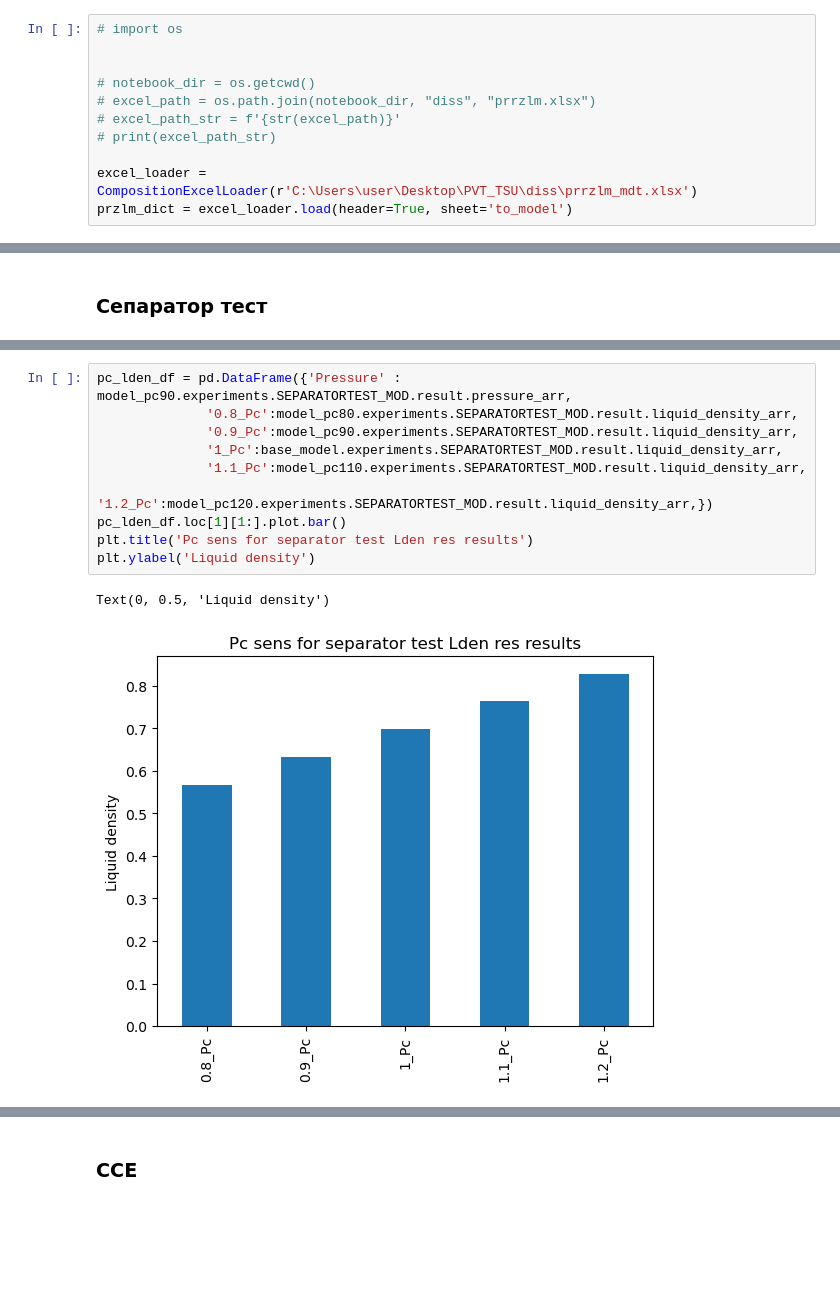
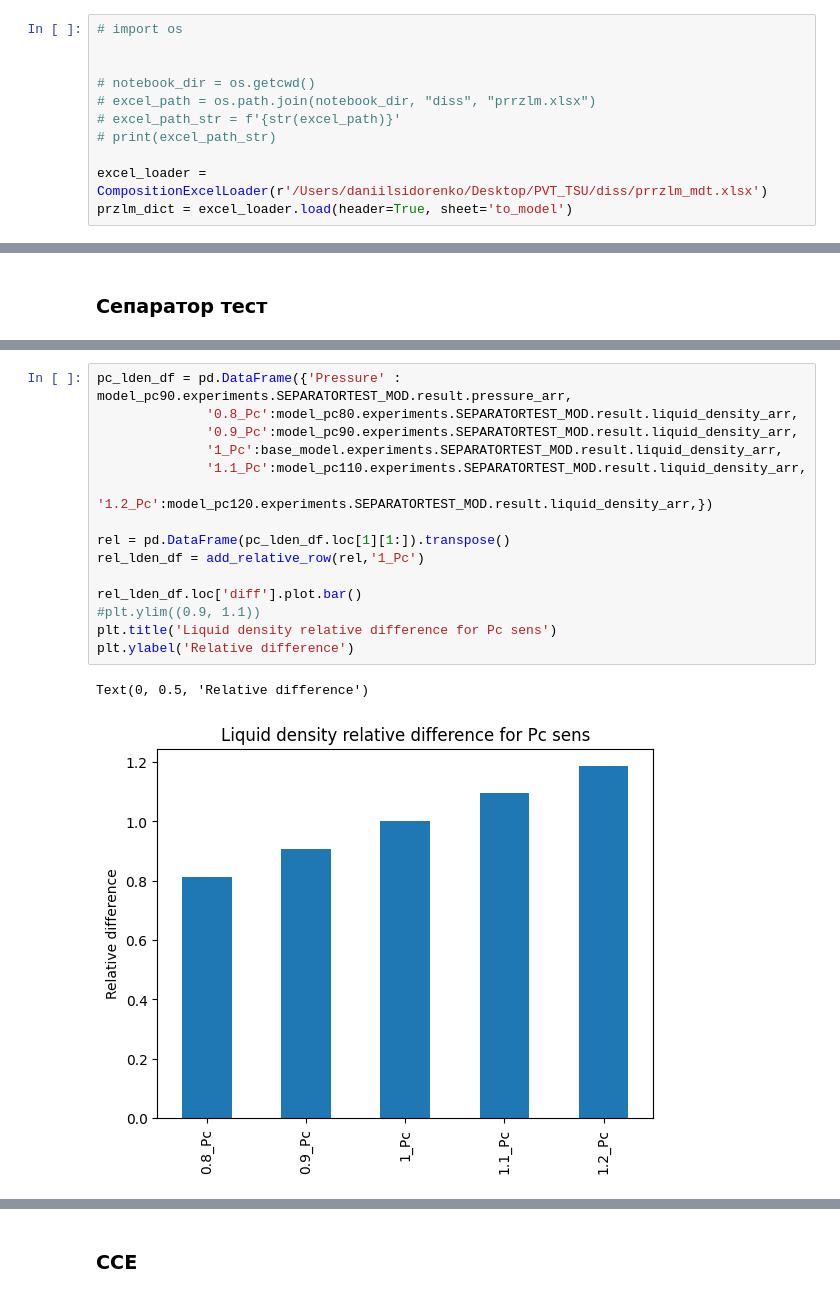
Before and after one commit to SidorenkoDD/BlackBoxFluid, a Jupyter notebook: code/notebook diss.ipynb, the cells around one changed output, grey strips where cells are left out. Cells and saved outputs as stored; diff of their text form; blank space fills up the shorter version.

```diff
--- a/code/notebook diss.ipynb
+++ b/code/notebook diss.ipynb
@@ -1759,7 +1759,7 @@ conds = Conditions(5,65.6)
 # excel_path_str = f'{str(excel_path)}'
 # print(excel_path_str)
 
-excel_loader = CompositionExcelLoader(r'C:\Users\user\Desktop\PVT_TSU\diss\prrzlm_mdt.xlsx')
+excel_loader = CompositionExcelLoader(r'/Users/daniilsidorenko/Desktop/PVT_TSU/diss/prrzlm_mdt.xlsx')
 przlm_dict = excel_loader.load(header=True, sheet='to_model')
 # %%
 base_composition = Composition(przlm_dict)
@@ -2469,16 +2469,21 @@ plt.ylim((0.9, 1.1))
 # %%
 pc_lden_df = pd.DataFrame({'Pressure' : model_pc90.experiments.SEPARATORTEST_MOD.result.pressure_arr,
               '0.8_Pc':model_pc80.experiments.SEPARATORTEST_MOD.result.liquid_density_arr,
               '0.9_Pc':model_pc90.experiments.SEPARATORTEST_MOD.result.liquid_density_arr,
               '1_Pc':base_model.experiments.SEPARATORTEST_MOD.result.liquid_density_arr,
               '1.1_Pc':model_pc110.experiments.SEPARATORTEST_MOD.result.liquid_density_arr,
               '1.2_Pc':model_pc120.experiments.SEPARATORTEST_MOD.result.liquid_density_arr,})
-pc_lden_df.loc[1][1:].plot.bar()
-plt.title('Pc sens for separator test Lden res results')
-plt.ylabel('Liquid density')
+
+rel = pd.DataFrame(pc_lden_df.loc[1][1:]).transpose()
+rel_lden_df = add_relative_row(rel,'1_Pc')
+
+rel_lden_df.loc['diff'].plot.bar()
+#plt.ylim((0.9, 1.1))
+plt.title('Liquid density relative difference for Pc sens')
+plt.ylabel('Relative difference')
 # %% [output]
-Text(0, 0.5, 'Liquid density')
+Text(0, 0.5, 'Relative difference')
-[figure, old version]
+[figure, new version]
 # %%
 sns.lineplot(marker='', x= model_pc120.experiments.SEPARATORTEST_MOD.result.pressure_arr, y= model_pc120.experiments.SEPARATORTEST_MOD.result.rs, color = 'gray', label = '120% Pc')
 sns.lineplot(marker='', x= model_pc110.experiments.SEPARATORTEST_MOD.result.pressure_arr, y= model_pc110.experiments.SEPARATORTEST_MOD.result.rs, color = 'red', label = '110% Pc')
```
Also changed, not shown: parts of 89 cells of this notebook.
